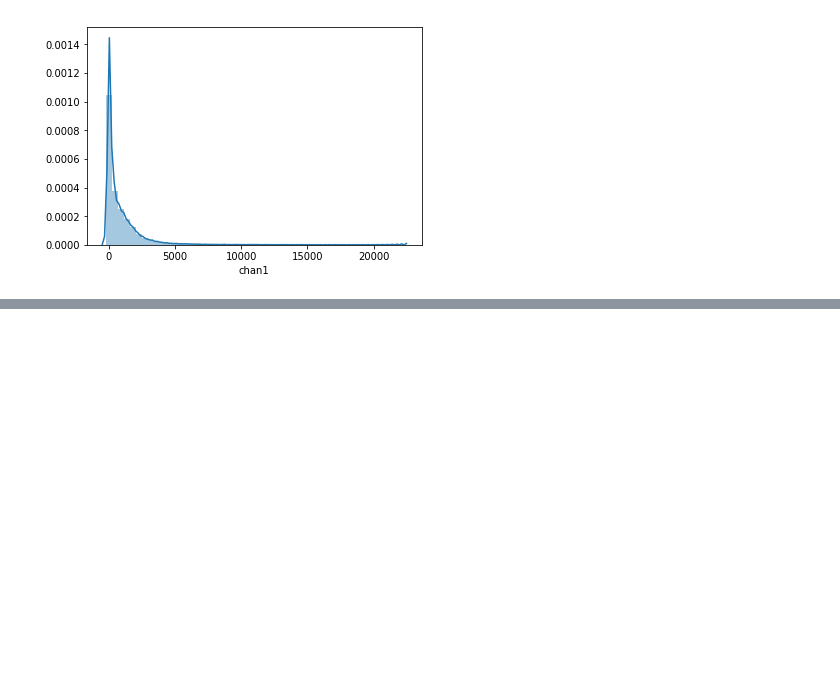
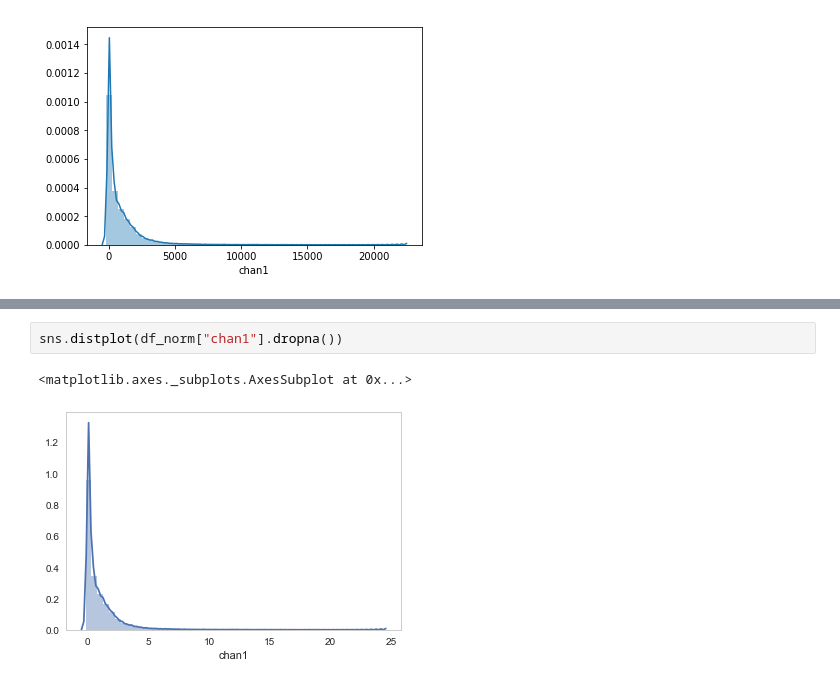
Before and after one commit to plinders/pyColocalizer, a Jupyter notebook: pyColocalizer.ipynb, the cells around one changed output, grey strips where cells are left out. Cells and saved outputs as stored; diff of their text form; blank space fills up the shorter version.

```diff
--- a/pyColocalizer.ipynb
+++ b/pyColocalizer.ipynb
@@ -62,0 +132,5 @@ sns.distplot(df["chan1"].dropna(), )
+# %%
+sns.distplot(df_norm["chan1"].dropna())
+# %% [output]
+<matplotlib.axes._subplots.AxesSubplot at 0x...>
+[figure, added]
```
Also changed, not shown: parts of 23 cells of this notebook.
